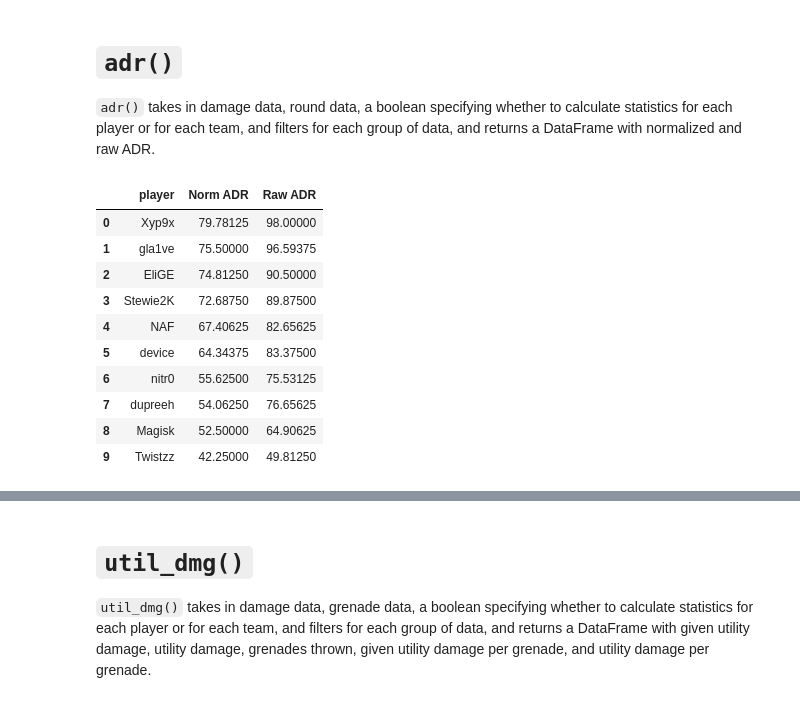
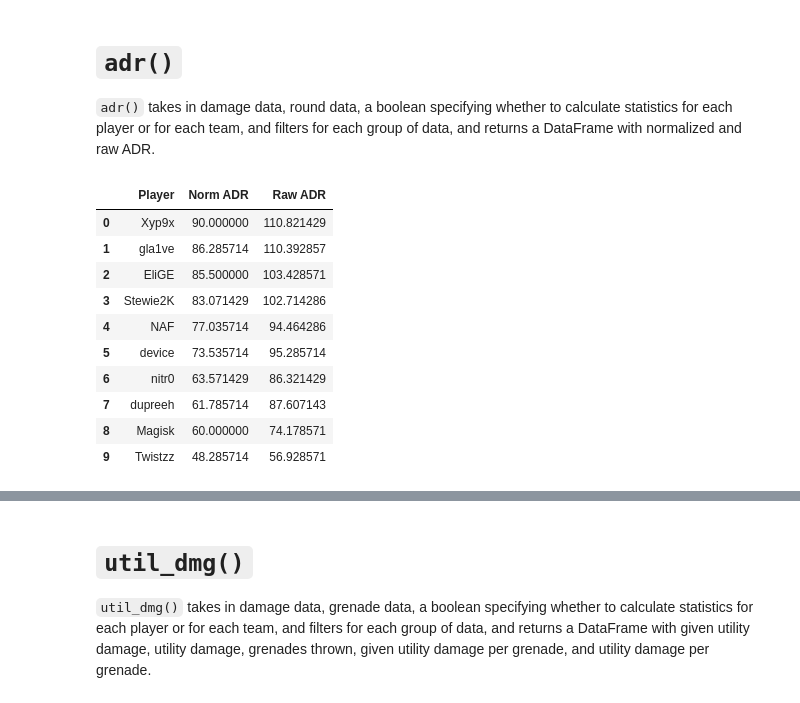
Before and after one commit to pnxenopoulos/awpy, a Jupyter notebook: examples/01_Basic_CSGO_Analysis.ipynb, the cells around one changed output, grey strips where cells are left out. Saved outputs shown, nothing was run; the diff lists cells and outputs as text; code cells hidden in the pictures.

```diff
--- a/examples/01_Basic_CSGO_Analysis.ipynb
+++ b/examples/01_Basic_CSGO_Analysis.ipynb
@@ -14,10 +14,29 @@ from csgo.parser import DemoParser
 
 # Create the parser object.
 # Set log=True above if you want to produce a logfile for the parser.
-demo_parser = DemoParser(demofile = "astralis-vs-liquid-m2-nuke.dem",
-                         demo_id = "BLASTFinal2019", parse_rate=128)
+demo_parser = DemoParser(
+    demofile = "astralis-vs-liquid-m2-nuke.dem",
+    demo_id = "AST-TL-BLAST2019",
+    parse_frames=False,
+    trade_time=5,
+    buy_style="hltv"
+)
+# Parse the demofile, output results to a dictionary of dataframes.
+data_df = demo_parser.parse(return_type="df")
 
-# Parse the demofile, output results to a dictionary and a dataframe.
-data = demo_parser.parse()
-data_df = demo_parser.parse(return_type="df")
+# Clean the dataframes.
+def clean(df: pd.DataFrame) -> pd.DataFrame:
+        df_copy = df.copy()
+        df_copy = df_copy.loc[(df_copy["roundNum"]>3) & (df_copy["roundNum"]<32)].copy()
+        df_copy.reset_index(inplace=True, drop=True)
+        df_copy["roundNum"]=df_copy["roundNum"]-3
+        return df_copy
+
+bomb_data = clean(data_df["bombEvents"])
+damage_data = clean(data_df["damages"])
+flash_data = clean(data_df["flashes"])
+grenade_data = clean(data_df["grenades"])
+kill_data = clean(data_df["kills"])
+round_data = clean(data_df["rounds"])
+weapon_fire_data = clean(data_df["weaponFires"])
 # %% [output]
@@ -518,42 +541,42 @@ kill_stats(data_df["damages"], data_df["kills"], data_df["rounds"], data_df["wea
 # %%
 def adr(
     damage_data: pd.DataFrame,
     round_data: pd.DataFrame,
     team: bool = False,
     damage_filters: Dict[str, Union[List[bool], List[str]]] = {},
     round_filters: Dict[str, Union[List[bool], List[str]]] = {},
 ) -> pd.DataFrame:
-    stats = ["attackerName", "player"]
+    stats = ["attackerName", "Player"]
     if team:
-        stats = ["attackerTeam", "team"]
+        stats = ["attackerTeam", "Team"]
     adr = calc_stats(
         damage_data.loc[damage_data["attackerTeam"] != damage_data["victimTeam"]],
         damage_filters,
         [stats[0]],
         ["hpDamageTaken", "hpDamage"],
         [["sum"], ["sum"]],
         [stats[1], "Norm ADR", "Raw ADR"],
     )
     adr["Norm ADR"] = adr["Norm ADR"] / len(
         calc_stats(round_data, round_filters, [], [], [], round_data.columns)
     )
     adr["Raw ADR"] = adr["Raw ADR"] / len(
         calc_stats(round_data, round_filters, [], [], [], round_data.columns)
     )
     adr.sort_values(by="Norm ADR", ascending=False, inplace=True)
     adr.reset_index(drop=True, inplace=True)
     return adr
 
-adr(data_df["damages"], data_df["rounds"])
+adr(damage_data, round_data)
 # %% [output]
-|  | player | Norm ADR | Raw ADR |
-| 0 | Xyp9x | 79.78125 | 98.00000 |
-| 1 | gla1ve | 75.50000 | 96.59375 |
-| 2 | EliGE | 74.81250 | 90.50000 |
-| 3 | Stewie2K | 72.68750 | 89.87500 |
-| 4 | NAF | 67.40625 | 82.65625 |
-| 5 | device | 64.34375 | 83.37500 |
-| 6 | nitr0 | 55.62500 | 75.53125 |
-| 7 | dupreeh | 54.06250 | 76.65625 |
-| 8 | Magisk | 52.50000 | 64.90625 |
-| 9 | Twistzz | 42.25000 | 49.81250 |
+|  | Player | Norm ADR | Raw ADR |
+| 0 | Xyp9x | 90.000000 | 110.821429 |
+| 1 | gla1ve | 86.285714 | 110.392857 |
+| 2 | EliGE | 85.500000 | 103.428571 |
+| 3 | Stewie2K | 83.071429 | 102.714286 |
+| 4 | NAF | 77.035714 | 94.464286 |
+| 5 | device | 73.535714 | 95.285714 |
+| 6 | nitr0 | 63.571429 | 86.321429 |
+| 7 | dupreeh | 61.785714 | 87.607143 |
+| 8 | Magisk | 60.000000 | 74.178571 |
+| 9 | Twistzz | 48.285714 | 56.928571 |
```
Also changed, not shown: parts of 22 cells of this notebook, 3 other files.
